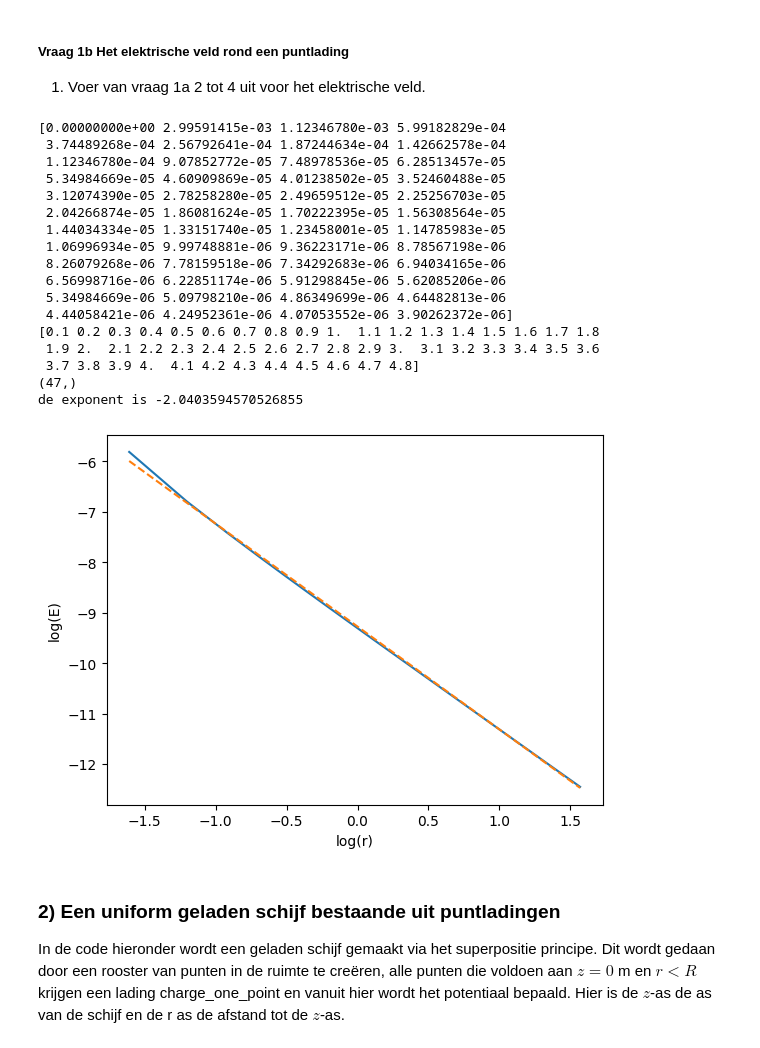
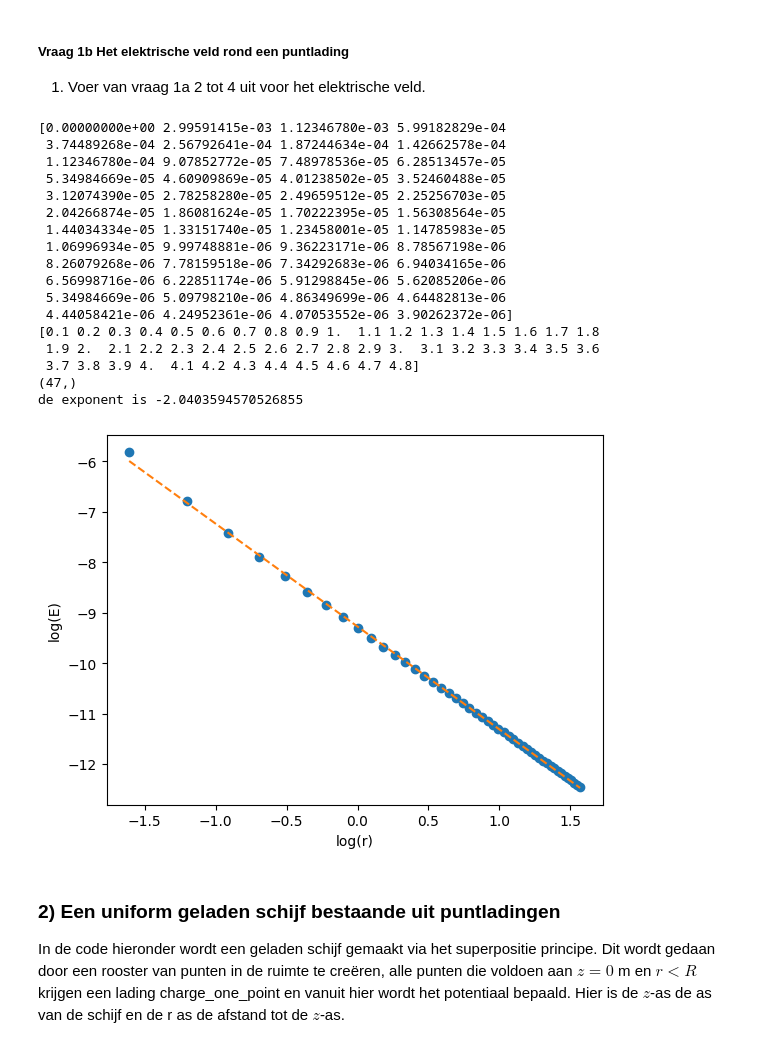
Before and after one commit to rstaasTUD/opdrachten-DEF-D-R-Staas, a Jupyter notebook: DigitaleOntwerpopdrachten/1CondensatorOpdracht/CondensatorOntwerpopdracht.ipynb, the cells around one changed output. Cells and saved outputs as stored; diff of their text form; code cells hidden in the pictures.

```diff
--- a/DigitaleOntwerpopdrachten/1CondensatorOpdracht/CondensatorOntwerpopdracht.ipynb
+++ b/DigitaleOntwerpopdrachten/1CondensatorOpdracht/CondensatorOntwerpopdracht.ipynb
@@ -127,39 +127,39 @@ print(E0)
 print(r_for_E)
 
 plt.figure()
-plt.plot(np.log(r_for_Efix),np.log(E0fix))
+plt.plot(np.log(r_for_Efix),np.log(E0fix), 'o')
 plt.xlabel('log(r)')
 plt.ylabel('log(E)')
 
 print(r_for_Efix.shape)
 
 def linfit(x,a,b):
     return x*a+b
 
 valb,covb = curve_fit(linfit,np.log(r_for_Efix),np.log(E0fix))
 
 plt.plot(np.log(r_for_Efix),linfit(np.log(r_for_Efix),valb[0],valb[1]),'--')
 
 print('de exponent is',valb[0])
 # %% [output]
 [0.00000000e+00 2.99591415e-03 1.12346780e-03 5.99182829e-04
  3.74489268e-04 2.56792641e-04 1.87244634e-04 1.42662578e-04
  1.12346780e-04 9.07852772e-05 7.48978536e-05 6.28513457e-05
  5.34984669e-05 4.60909869e-05 4.01238502e-05 3.52460488e-05
  3.12074390e-05 2.78258280e-05 2.49659512e-05 2.25256703e-05
  2.04266874e-05 1.86081624e-05 1.70222395e-05 1.56308564e-05
  1.44034334e-05 1.33151740e-05 1.23458001e-05 1.14785983e-05
  1.06996934e-05 9.99748881e-06 9.36223171e-06 8.78567198e-06
  8.26079268e-06 7.78159518e-06 7.34292683e-06 6.94034165e-06
  6.56998716e-06 6.22851174e-06 5.91298845e-06 5.62085206e-06
  5.34984669e-06 5.09798210e-06 4.86349699e-06 4.64482813e-06
  4.44058421e-06 4.24952361e-06 4.07053552e-06 3.90262372e-06]
 [0.1 0.2 0.3 0.4 0.5 0.6 0.7 0.8 0.9 1.  1.1 1.2 1.3 1.4 1.5 1.6 1.7 1.8
  1.9 2.  2.1 2.2 2.3 2.4 2.5 2.6 2.7 2.8 2.9 3.  3.1 3.2 3.3 3.4 3.5 3.6
  3.7 3.8 3.9 4.  4.1 4.2 4.3 4.4 4.5 4.6 4.7 4.8]
 (47,)
 de exponent is -2.0403594570526855
-[figure, old version]
+[figure, new version]
 # %% [markdown]
 ### 2) Een uniform geladen schijf bestaande uit puntladingen
 
```
Also changed, not shown: parts of 22 cells of this notebook.
